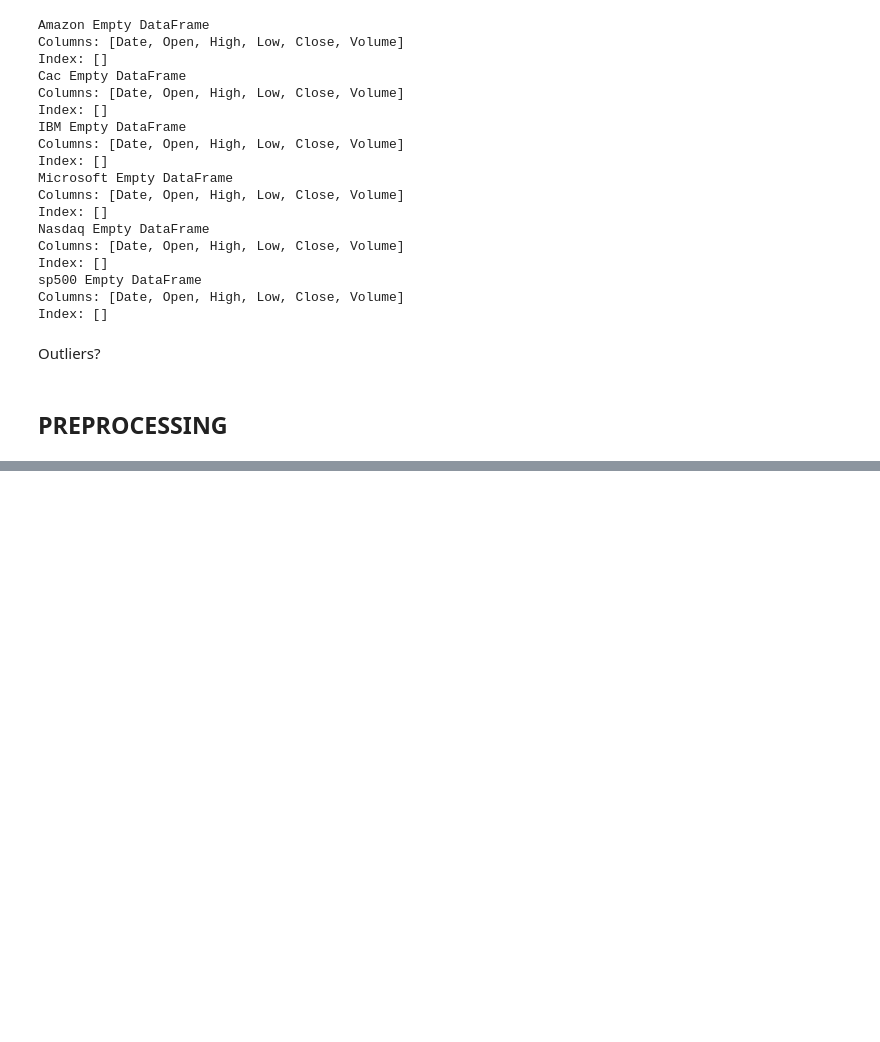
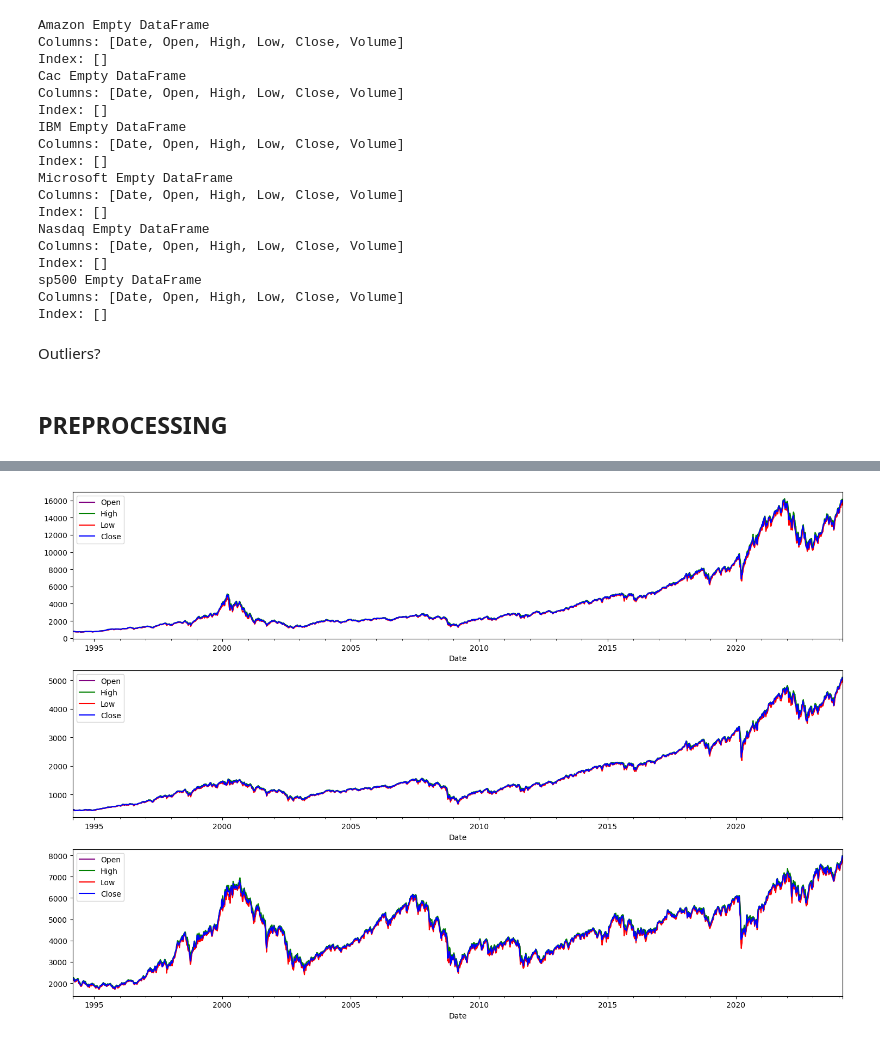
Before and after one commit to elenatomasella/ML, a Jupyter notebook: euklid_coding.ipynb, the cells around one changed output, grey strips where cells are left out. Drawn from its saved outputs; the diff is of its cells as text; code cells hidden in the pictures; blank space fills up the shorter version.

```diff
--- a/euklid_coding.ipynb
+++ b/euklid_coding.ipynb
@@ -68,0 +72,3 @@ plt.show()
+# %%
+#replacing the value for the lowest (nonsense) value for Cac on 2022-09-18
+cac_df.loc[cac_df['Low']==cac_df['Low'].min(), 'Low'] = 6052.42
@@ -68,0 +126,13 @@ plt.show()
+# %%
+#fillna sp500
+sp500_df[sp500_df['Close'].isna()]
+
+sp500_df.loc[sp500_df['Date']==pd.to_datetime('2023-05-14'), 'Low'] = 4109.86
+sp500_df.loc[sp500_df['Date']==pd.to_datetime('2023-05-14'), 'High'] = 4212.91
+sp500_df.loc[sp500_df['Date']==pd.to_datetime('2023-05-14'), 'Close'] = 4191.98
+sp500_df.loc[sp500_df['Date']==pd.to_datetime('2023-05-14'), 'Open'] = 4126.65
+
+sp500_df.loc[sp500_df['Date']==pd.to_datetime('2023-05-21'), 'Low'] =4103.98
+sp500_df.loc[sp500_df['Date']==pd.to_datetime('2023-05-21'), 'High'] = 4212.87
+sp500_df.loc[sp500_df['Date']==pd.to_datetime('2023-05-21'), 'Close'] = 4205.45
+sp500_df.loc[sp500_df['Date']==pd.to_datetime('2023-05-21'), 'Open'] = 4190.78
@@ -234,0 +315,12 @@ amazon_df.tail()
+# %%
+dfs_1 = [nasdaq_df, sp500_df, cac_df]
+fig, axs = plt.subplots(3, 1, figsize=(15, 10))
+for i in range(3):
+        dfs_1[i].plot(x='Date', y='Open', ax=axs[i], color = 'purple')
+        dfs_1[i].plot(x='Date', y='High', ax=axs[i], color = 'green')
+        dfs_1[i].plot(x='Date', y='Low', ax=axs[i], color = 'red')
+        dfs_1[i].plot(x='Date', y='Close', ax=axs[i], color = 'blue')
+plt.tight_layout()
+plt.show()
+# %% [output]
+[figure, added]
```
Also changed, not shown: parts of 19 cells of this notebook.
